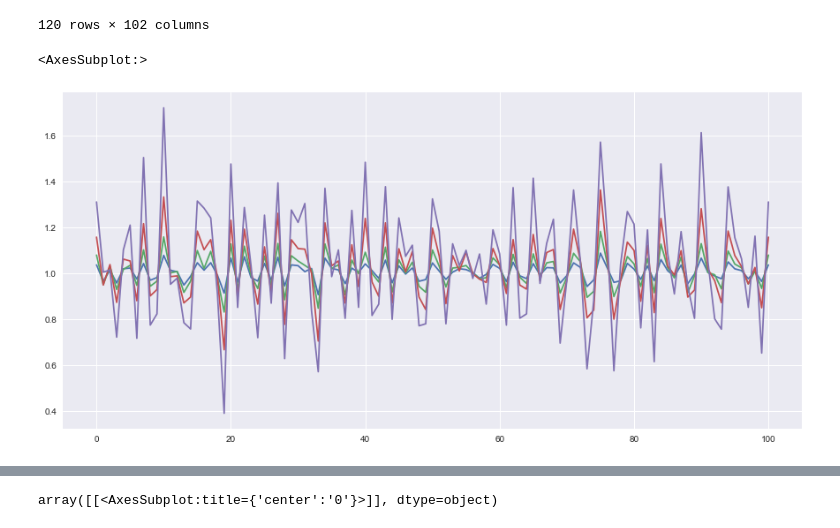
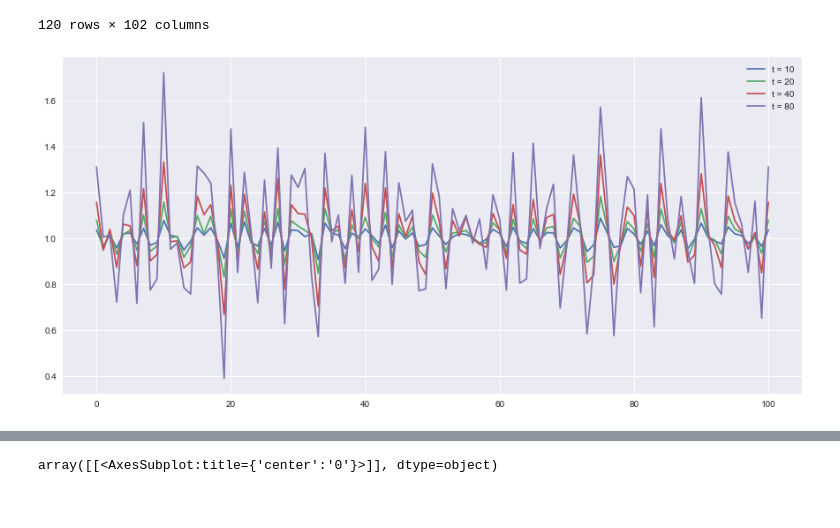
Before and after one commit to edoardoluna/EC-CC-PDE-Model, a Jupyter notebook: stoch_pde.ipynb, the cells around one changed output, grey strips where cells are left out. Cells and saved outputs as stored; diff of their text form; code cells hidden in the pictures.

```diff
--- a/stoch_pde.ipynb
+++ b/stoch_pde.ipynb
@@ -45,10 +45,11 @@ y_data[0:120]
 # %%
 # Solutions to stoch pde. Only noise and birth terms are included
 plt.figure(figsize=(15,7))
-y_data.iloc[10].plot()
-y_data.iloc[20].plot()
-y_data.iloc[40].plot()
-y_data.iloc[80].plot()
+y_data.iloc[10].plot(label='t = 10')
+y_data.iloc[20].plot(label = 't = 20')
+y_data.iloc[40].plot(label='t = 40')
+y_data.iloc[80].plot(label='t = 80')
+plt.legend()
+plt.show()
 # %% [output]
-<AxesSubplot:>
-[figure, old version]
+[figure, new version]
```
Also changed, not shown: parts of 14 cells of this notebook.
